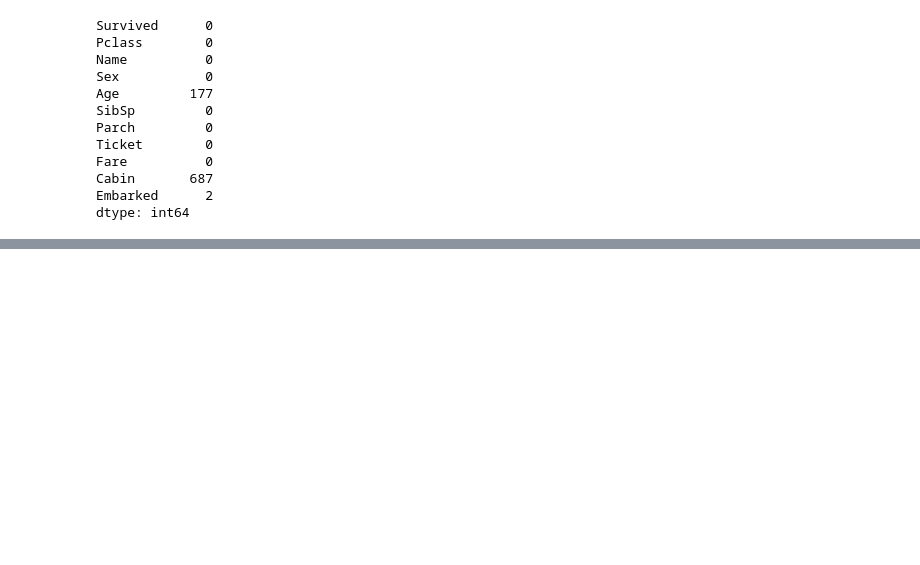
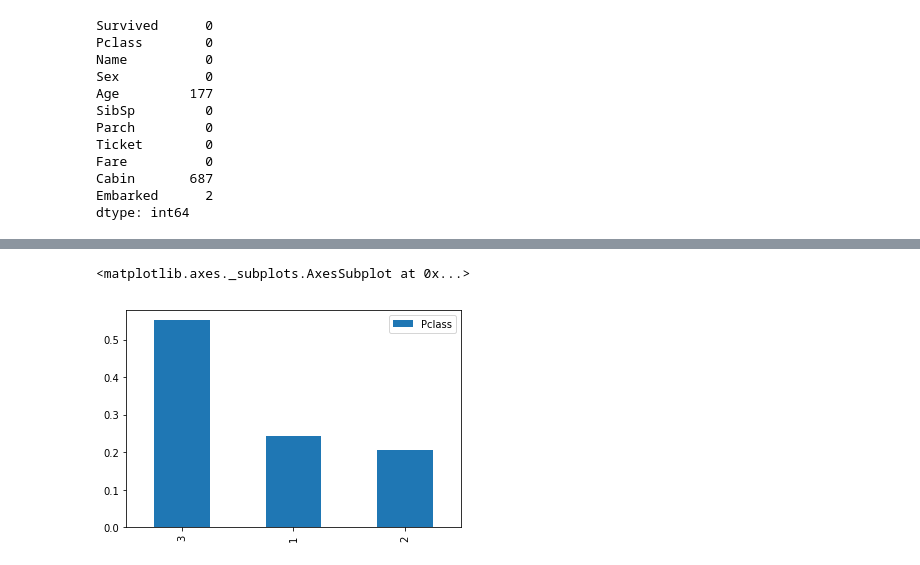
Before and after one commit to jeannefukumaru/rf-scratch, a Jupyter notebook: nbs/2018-10-29_iteration01/nb_eda.ipynb, the cells around one changed output, grey strips where cells are left out. Saved outputs shown, nothing was run; the diff lists cells and outputs as text; code cells hidden in the pictures; blank space fills up the shorter version.

```diff
--- a/nbs/2018-10-29_iteration01/nb_eda.ipynb
+++ b/nbs/2018-10-29_iteration01/nb_eda.ipynb
@@ -73,0 +80,5 @@ Name: Cabin, Length: 147, dtype: int64
+# %%
+pd.DataFrame(df['Pclass'].value_counts(normalize=True)).plot(kind='bar')
+# %% [output]
+<matplotlib.axes._subplots.AxesSubplot at 0x...>
+[figure, added]
```
Also changed, not shown: parts of 10 cells of this notebook, 3 other files.
